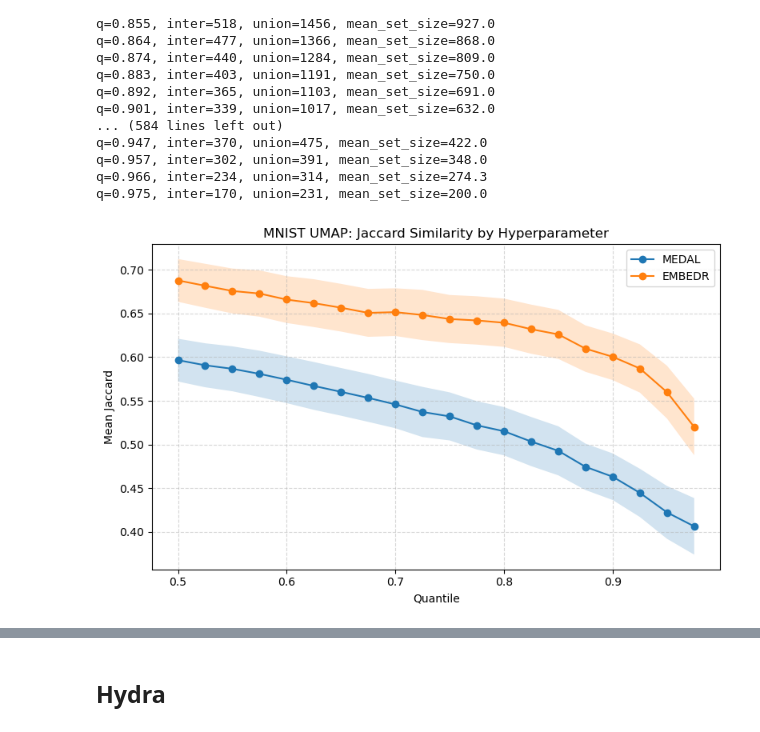
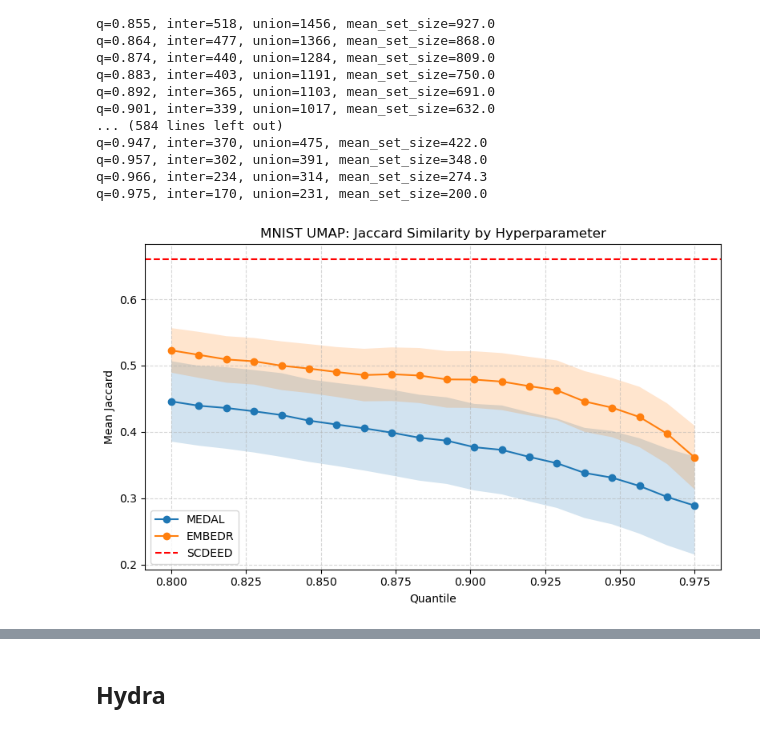
Before and after one commit to DataSlingers/MEDAL, a Jupyter notebook: notebooks/compare_methods.ipynb, the cells around one changed output, grey strips where cells are left out. Drawn from its saved outputs; the diff is of its cells as text; code cells hidden in the pictures.

```diff
--- a/notebooks/compare_methods.ipynb
+++ b/notebooks/compare_methods.ipynb
@@ -58,6 +58,8 @@ def split_scdeed_labels(df, best_param):
     result = []
     for l in ["dubious", "trustworthy", "intermediate"]:
         vec = df.loc[best_param, f"{l}_cells"]
+        if vec == 'none':
+            continue
         ls_indices = np.array(vec.split(',')).astype(int)
         result.extend(list(zip([l]* len(ls_indices), ls_indices)))
     return pd.DataFrame(result, columns = ['label', 'index']).set_index('index').sort_index()
@@ -273,20 +292,19 @@ quantiles = np.linspace(0.5, 0.975, 20)
 results = {
     "MEDAL": j3_medal_teachers,
     "EMBEDR": j3_embedr_teachers,
-    # "PCS": j3_pcs_teachers,
+    "PCS": j3_pcs_teachers,
 }
 
 fig, ax = plt.subplots(figsize=(8, 5))
 
 for label, data in results.items():
-    arr = np.stack(data)          # shape: (8, 10)
-    means = arr.mean(axis=0)      # (10,)
-    se = arr.std(axis=0) / np.sqrt(arr.shape[0])  # (10,)
+    means = data.mean(axis=0)      # (10,)
+    se = data.std(axis=0) / np.sqrt(data.shape[0])  # (10,)
 
     ax.plot(quantiles, means, marker='o', label=label)
     ax.fill_between(quantiles, means - se, means + se, alpha=0.2)
 
-# ax.axhline(y=np.mean(j3_scdeed_teachers), color='red', label='SCDEED')
+ax.axhline(y=np.mean(j3_scdeed_teachers), color='red', label='SCDEED', ls='--')
 ax.set_xlabel("Quantile")
 ax.set_ylabel("Mean Jaccard")
 ax.set_title("MNIST t-SNE, Jaccard Similarity by Quantile")
@@ -411,21 +443,22 @@ plt.show()
 # %%
+quantiles = np.linspace(0.8, 0.975, 20)
 j3_medal_teachers, core_medal_teachers = zip(*[
-    jaccard_curve(per_sample_recon_medal_all_umap[perp], np.linspace(0.8, 0.975, 20))
+    jaccard_curve(per_sample_recon_medal_all_umap[perp], quantiles)
     for perp in umap_param_sweep
 ])
 j3_medal_teachers = np.array(j3_medal_teachers)
 core_medal_teachers = np.array(core_medal_teachers)
 
 j3_embedr_teachers, core_embedr_teachers = zip(*[
-    jaccard_curve(per_sample_recon_embedr_all_umap[perp], np.linspace(0.8, 0.975, 20))
+    jaccard_curve(per_sample_recon_embedr_all_umap[perp], quantiles)
     for perp in umap_param_sweep
 ])
 j3_embedr_teachers = np.array(j3_embedr_teachers)
 core_embedr_teachers = np.array(core_embedr_teachers)
 
-j3_scdeed_teachers = [np.logical_and.reduce(per_sample_recon_scdeed_all_umap[n]).sum()/np.logical_or.reduce(per_sample_recon_scdeed_all_umap[n]).sum()
+j3_scdeed_teachers = [np.logical_and.reduce([per_sample_recon_scdeed_all_umap[n][s] for s in [0, 2, 10]]).sum() /
+                      np.logical_or.reduce([per_sample_recon_scdeed_all_umap[n][s] for s in [0, 2, 10]]).sum()
                      for n in umap_param_sweep]
-quantiles = np.linspace(0.5, 0.975, 20)
 # %% [output]
 q=0.800, inter=768, union=1904, mean_set_size=1280.0
 q=0.809, inter=718, union=1838, mean_set_size=1221.0
@@ -446,25 +479,25 @@ q=0.966, inter=234, union=314, mean_set_size=274.3
 q=0.975, inter=170, union=231, mean_set_size=200.0
 # %%
 results = {
-    "MEDAL": core_medal_teachers,
-    "EMBEDR": core_embedr_teachers,
+    "MEDAL": j3_medal_teachers,
+    "EMBEDR": j3_embedr_teachers,
 }
 fig, ax = plt.subplots(figsize=(8, 5))
 
 for label, data in results.items():
     means = data.mean(axis=0)
-    se = arr.std(axis=0) / np.sqrt(arr.shape[0])
+    se = data.std(axis=0) / np.sqrt(data.shape[0])
 
     ax.plot(quantiles, means, marker='o', label=label)
     ax.fill_between(quantiles, means - se, means + se, alpha=0.2)
 
-# ax.plot(quantiles, j3_scdeed_teachers, color='violet', label='SCDEED', marker='o',)
+ax.axhline(np.mean(j3_scdeed_teachers), color='red', label='SCDEED', ls='--')
 ax.set_xlabel("Quantile")
 ax.set_ylabel("Mean Jaccard")
 ax.set_title("MNIST UMAP: Jaccard Similarity by Hyperparameter")
 ax.legend()
 ax.grid(True, linestyle='--', alpha=0.5)
 plt.tight_layout()
 plt.show()
 # %% [output]
-[figure, old version]
+[figure, new version]
```
Also changed, not shown: parts of 78 cells of this notebook, 14 other files.
